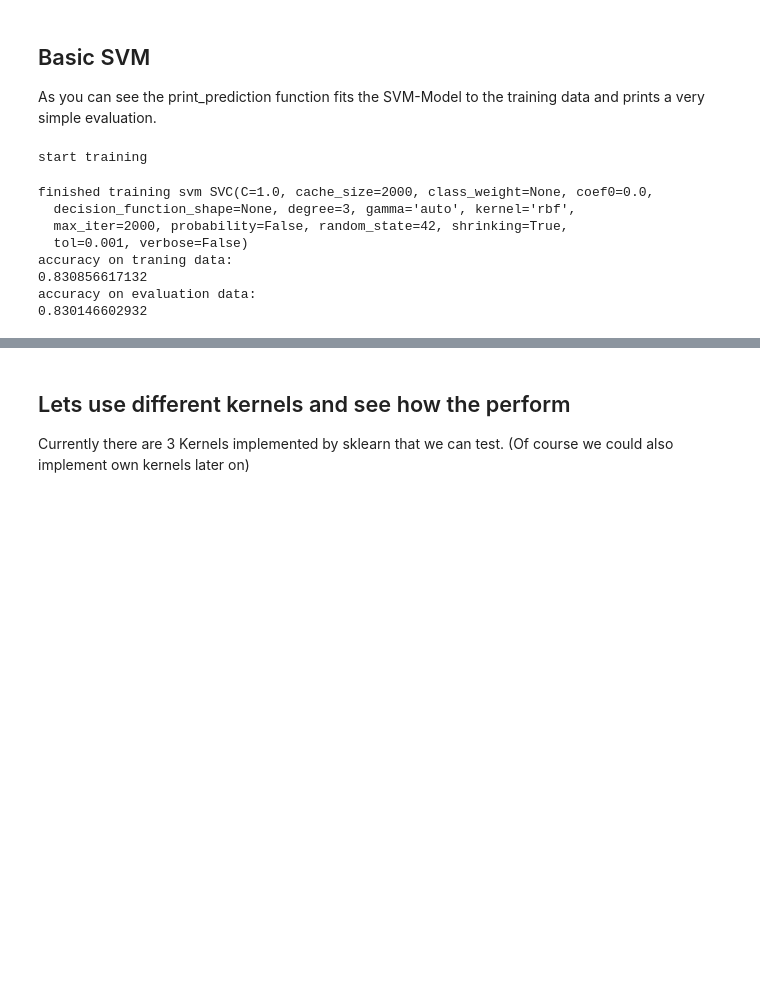
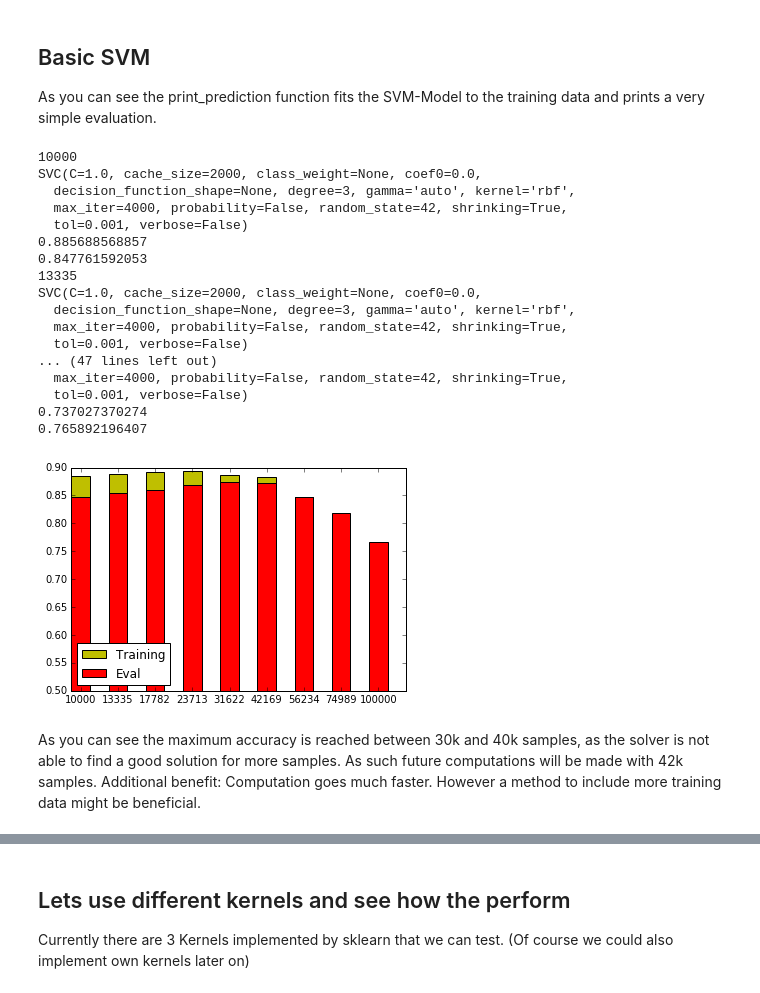
Before and after one commit to bergnerbenjamin/atml, a Jupyter notebook: main/SVM training.ipynb, the cells around one changed output, grey strips where cells are left out. Saved outputs shown, nothing was run; the diff lists cells and outputs as text; code cells hidden in the pictures; blank space fills up the shorter version.

Commit message:
svm-training

```diff
--- a/main/SVM training.ipynb
+++ b/main/SVM training.ipynb
@@ -48,15 +49,46 @@ StandardScaler(copy=True, with_mean=True, with_std=True)
 # %% [markdown]
 ## Basic SVM
 As you can see the print_prediction function fits the SVM-Model to the training data and prints a very simple evaluation.
-# %%
-print_prediction(training_data, eval_data)
-# %% [output]
-start training
-finished training svm SVC(C=1.0, cache_size=2000, class_weight=None, coef0=0.0,
-  decision_function_shape=None, degree=3, gamma='auto', kernel='rbf',
-  max_iter=2000, probability=False, random_state=42, shrinking=True,
-  tol=0.001, verbose=False)
-accuracy on traning data:
-0.830856617132
-accuracy on evaluation data:
-0.830146602932
+# %%
+plot_data_num = []
+plot_data_accuracy = []
+plot_data_accuracy1 = []
+for num in np.logspace(4, 5, 9):
+    print(int(num))
+    a = print_prediction([training_data[0][1:int(num)],training_data[1][1:int(num)]], eval_data)
+    plot_data_num.append(int(num))
+    plot_data_accuracy.append(a[0])
+    plot_data_accuracy1.append(a[1])
+
+plot1 =  plt.bar(np.arange(len(plot_data_accuracy)), plot_data_accuracy, width=0.5, color="y")
+
+plot = plt.bar(np.arange(len(plot_data_accuracy1)), plot_data_accuracy1, width=0.5, color="r")
+plt.legend((plot1[0], plot[0]), ('Training', 'Eval'), loc=3)
+plt.ylim(ymin=.5)
+plt.xticks(np.arange(len(plot_data_num))+0.25, plot_data_num)
+
+
+
+plt.show()
+# %% [output]
+10000
+SVC(C=1.0, cache_size=2000, class_weight=None, coef0=0.0,
+  decision_function_shape=None, degree=3, gamma='auto', kernel='rbf',
+  max_iter=4000, probability=False, random_state=42, shrinking=True,
+  tol=0.001, verbose=False)
+0.885688568857
+0.847761592053
+13335
+SVC(C=1.0, cache_size=2000, class_weight=None, coef0=0.0,
+  decision_function_shape=None, degree=3, gamma='auto', kernel='rbf',
+  max_iter=4000, probability=False, random_state=42, shrinking=True,
+  tol=0.001, verbose=False)
+... (47 lines left out)
+  max_iter=4000, probability=False, random_state=42, shrinking=True,
+  tol=0.001, verbose=False)
+0.737027370274
+0.765892196407
+[figure, added]
+# %% [markdown]
+As you can see the maximum accuracy is reached between 30k and 40k samples, as the solver is not able to find a good solution for more samples. As such future computations will be made with 42k samples.
+Additional benefit: Computation goes much faster. However a method to include more training data might be beneficial.
```
Also changed, not shown: parts of 15 cells of this notebook.
